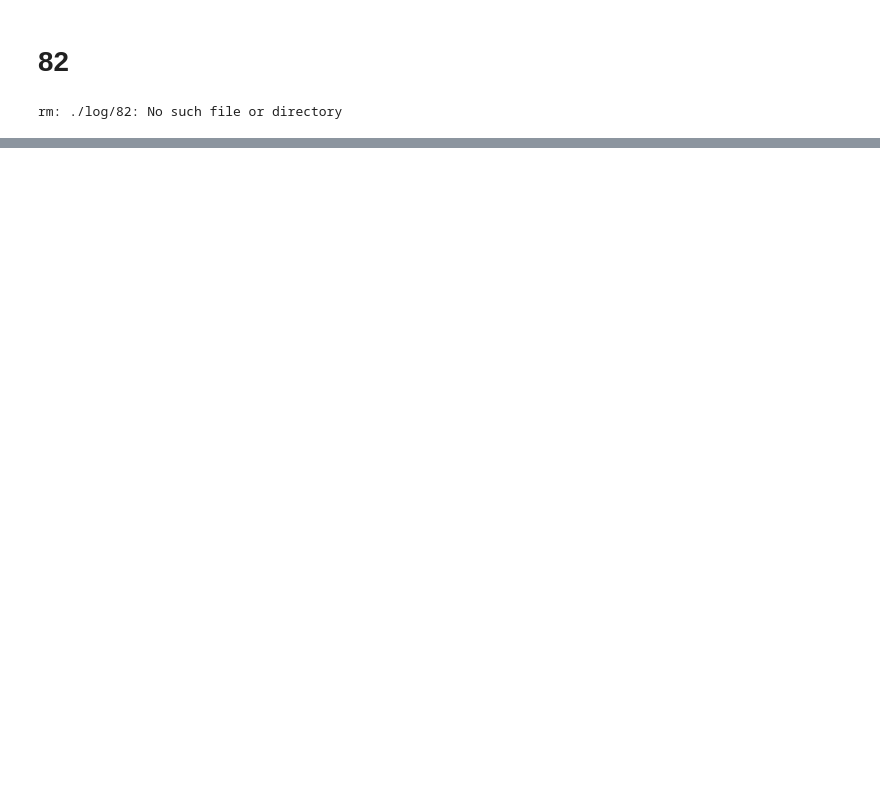
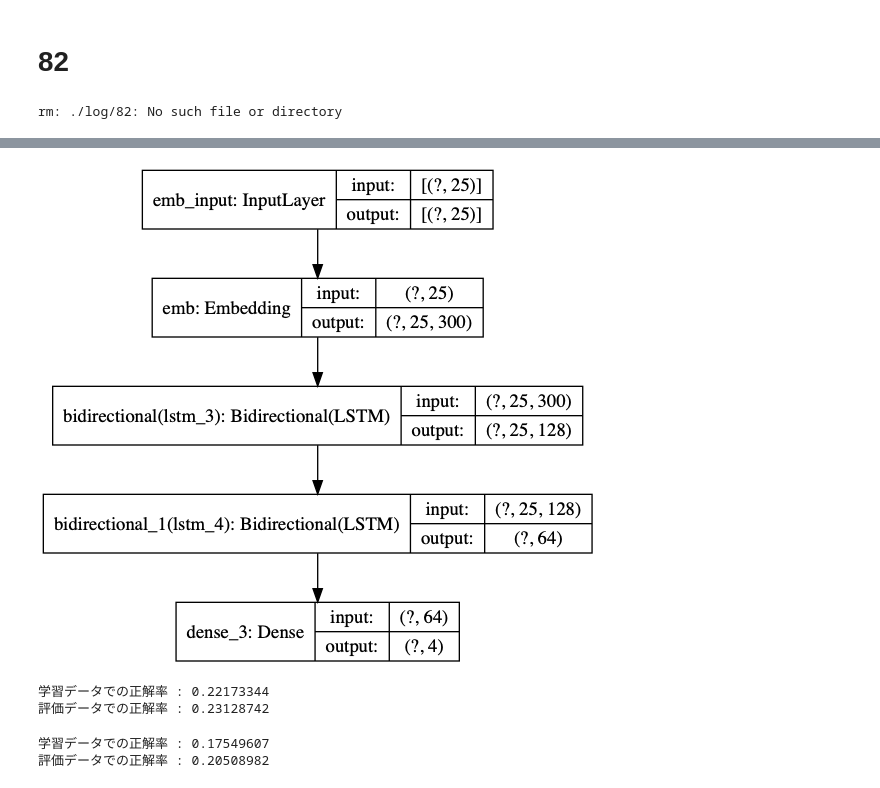
Before and after one commit to SJSY126/NLP100, a Jupyter notebook: Chapter9.ipynb, the cells around one changed output, grey strips where cells are left out. Drawn from its saved outputs; the diff is of its cells as text; code cells hidden in the pictures; blank space fills up the shorter version.

```diff
--- a/Chapter9.ipynb
+++ b/Chapter9.ipynb
@@ -252,0 +517,14 @@ print('評価データでの正解率 :', acc(test_t, model(test_s)).numpy())
+# %%
+model = tf.keras.Sequential()
+
+model.add(tf.keras.layers.Embedding(
+            input_dim=len(vocab_dict),
+            output_dim=300,
+            mask_zero=True,
+            input_length=max_len,
+            name="emb"))
+model.add(tf.keras.layers.Bidirectional(tf.keras.layers.LSTM(64, return_sequences=True)))
+model.add(tf.keras.layers.Bidirectional(tf.keras.layers.LSTM(32)))
+model.add(tf.keras.layers.Dense(4, activation='softmax'))
+
+model.summary()
@@ -252,0 +548,4 @@ print('評価データでの正解率 :', acc(test_t, model(test_s)).numpy())
+# %%
+tf.keras.utils.plot_model(model,show_shapes=True)
+# %% [output]
+[figure, added]
@@ -252,0 +557,6 @@ print('評価データでの正解率 :', acc(test_t, model(test_s)).numpy())
+# %%
+print('学習データでの正解率 :', acc(train_t, model(train_s)).numpy())
+print('評価データでの正解率 :', acc(test_t, model(test_s)).numpy())
+# %% [output]
+学習データでの正解率 : 0.22173344
+評価データでの正解率 : 0.23128742
@@ -252,0 +567,6 @@ print('評価データでの正解率 :', acc(test_t, model(test_s)).numpy())
+# %%
+print('学習データでの正解率 :', acc(train_t, model(train_s)).numpy())
+print('評価データでの正解率 :', acc(test_t, model(test_s)).numpy())
+# %% [output]
+学習データでの正解率 : 0.17549607
+評価データでの正解率 : 0.20508982
```
Also changed, not shown: parts of 35 cells of this notebook.
